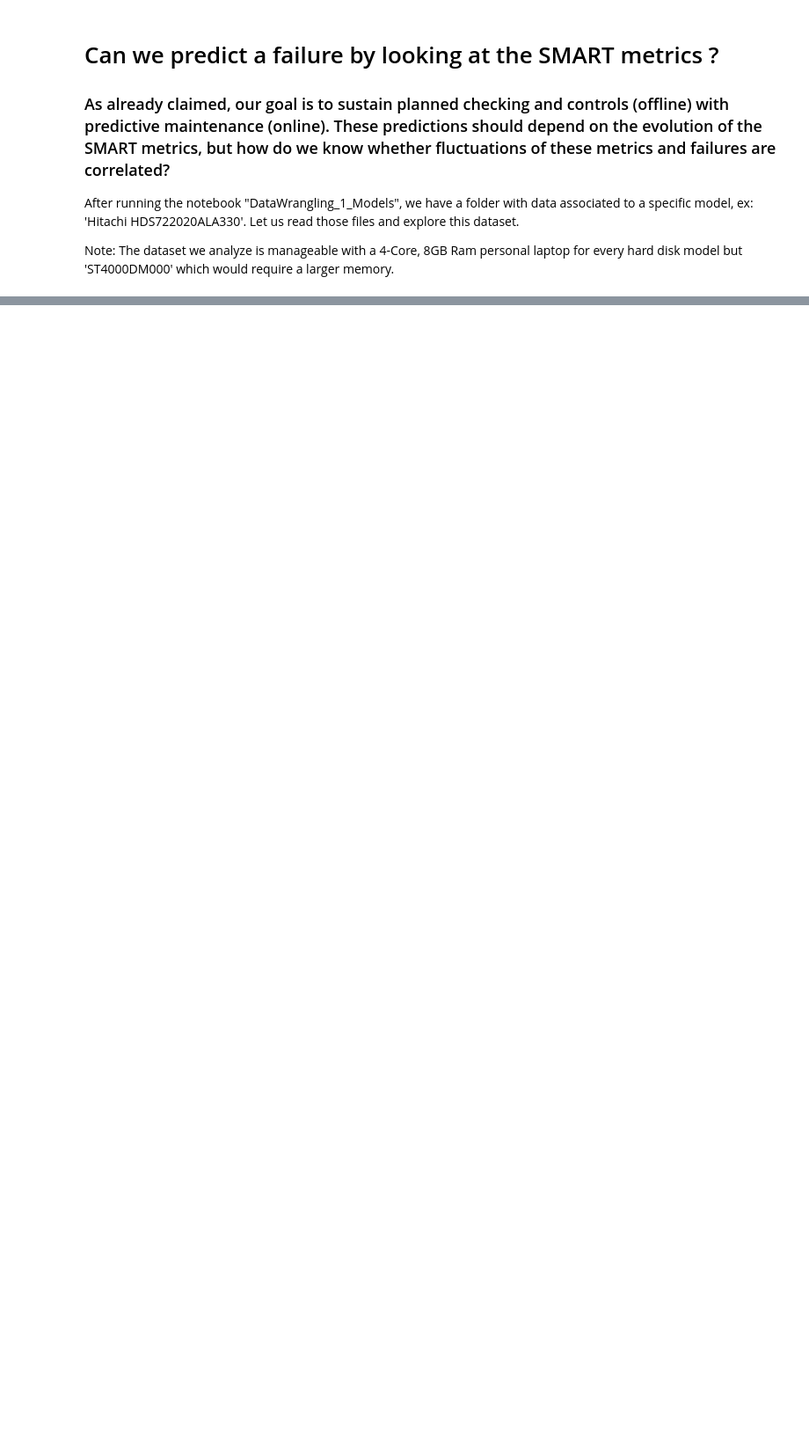
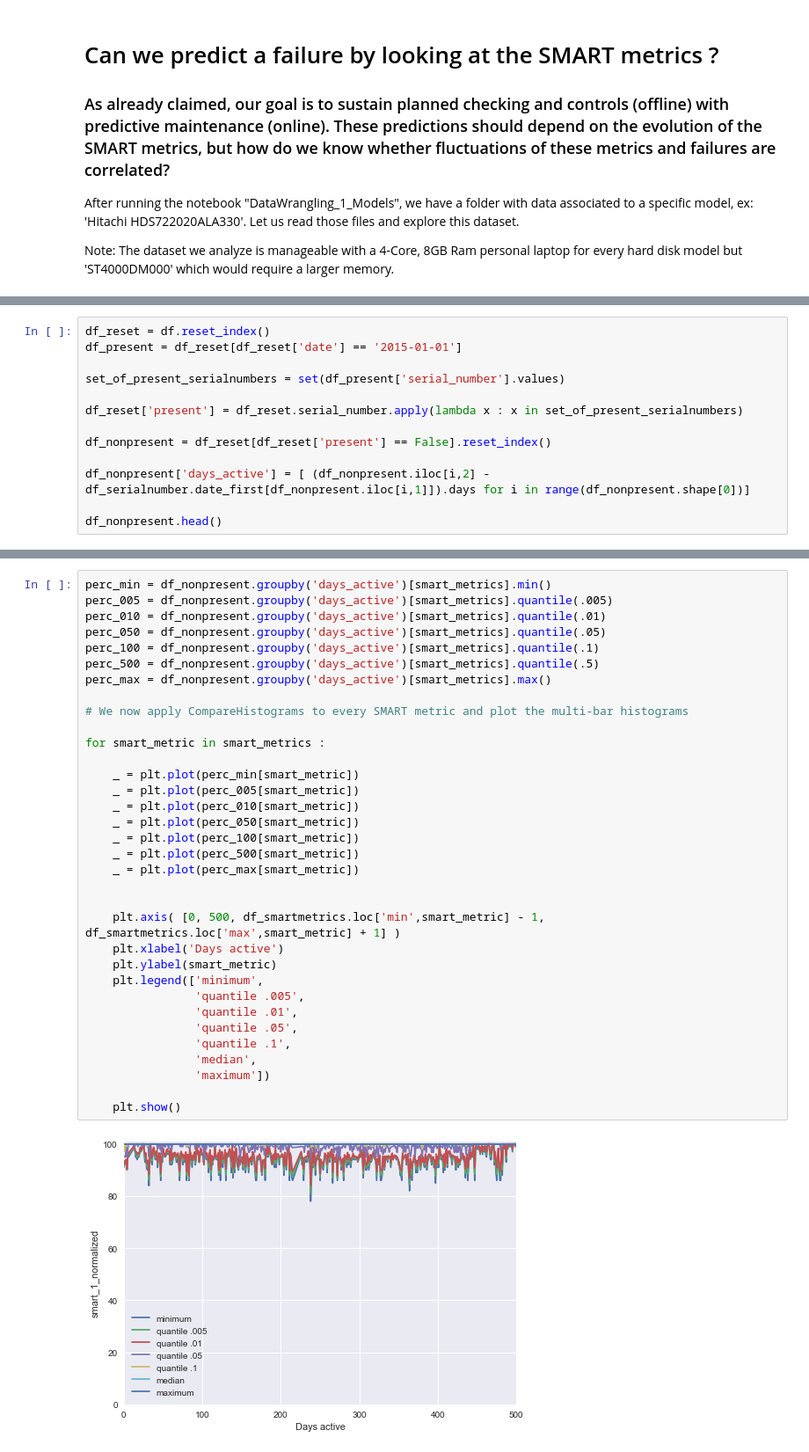
Before and after one commit to FabCec/planned_replacements, a Jupyter notebook: DataWrangling_2_SmartMetricsAndFailures.ipynb, the cells around one changed output, grey strips where cells are left out. Shown at 88% size. Saved outputs shown, nothing was run; the diff lists cells and outputs as text; blank space fills up the shorter version.

```diff
--- a/DataWrangling_2_SmartMetricsAndFailures.ipynb
+++ b/DataWrangling_2_SmartMetricsAndFailures.ipynb
@@ -144,0 +298,13 @@ for smart_metric in smart_metrics :
+# %%
+df_reset = df.reset_index()
+df_present = df_reset[df_reset['date'] == '2015-01-01']
+
+set_of_present_serialnumbers = set(df_present['serial_number'].values)
+
+df_reset['present'] = df_reset.serial_number.apply(lambda x : x in set_of_present_serialnumbers)
+
+df_nonpresent = df_reset[df_reset['present'] == False].reset_index()
+
+df_nonpresent['days_active'] = [ (df_nonpresent.iloc[i,2] - df_serialnumber.date_first[df_nonpresent.iloc[i,1]]).days for i in range(df_nonpresent.shape[0])]
+
+df_nonpresent.head()
@@ -144,0 +318,36 @@ for smart_metric in smart_metrics :
+# %%
+perc_min = df_nonpresent.groupby('days_active')[smart_metrics].min()
+perc_005 = df_nonpresent.groupby('days_active')[smart_metrics].quantile(.005)
+perc_010 = df_nonpresent.groupby('days_active')[smart_metrics].quantile(.01)
+perc_050 = df_nonpresent.groupby('days_active')[smart_metrics].quantile(.05)
+perc_100 = df_nonpresent.groupby('days_active')[smart_metrics].quantile(.1)
+perc_500 = df_nonpresent.groupby('days_active')[smart_metrics].quantile(.5)
+perc_max = df_nonpresent.groupby('days_active')[smart_metrics].max()
+
+# We now apply CompareHistograms to every SMART metric and plot the multi-bar histograms
+
+for smart_metric in smart_metrics :
+
+    _ = plt.plot(perc_min[smart_metric])
+    _ = plt.plot(perc_005[smart_metric])
+    _ = plt.plot(perc_010[smart_metric])
+    _ = plt.plot(perc_050[smart_metric])
+    _ = plt.plot(perc_100[smart_metric])
+    _ = plt.plot(perc_500[smart_metric])
+    _ = plt.plot(perc_max[smart_metric])
+
+
+    plt.axis( [0, 500, df_smartmetrics.loc['min',smart_metric] - 1, df_smartmetrics.loc['max',smart_metric] + 1] )
+    plt.xlabel('Days active')
+    plt.ylabel(smart_metric)
+    plt.legend(['minimum',
+                'quantile .005',
+                'quantile .01',
+                'quantile .05',
+                'quantile .1',
+                'median',
+                'maximum'])
+
+    plt.show()
+# %% [output]
+[figure, added]
```
Also changed, not shown: parts of 21 cells of this notebook.
